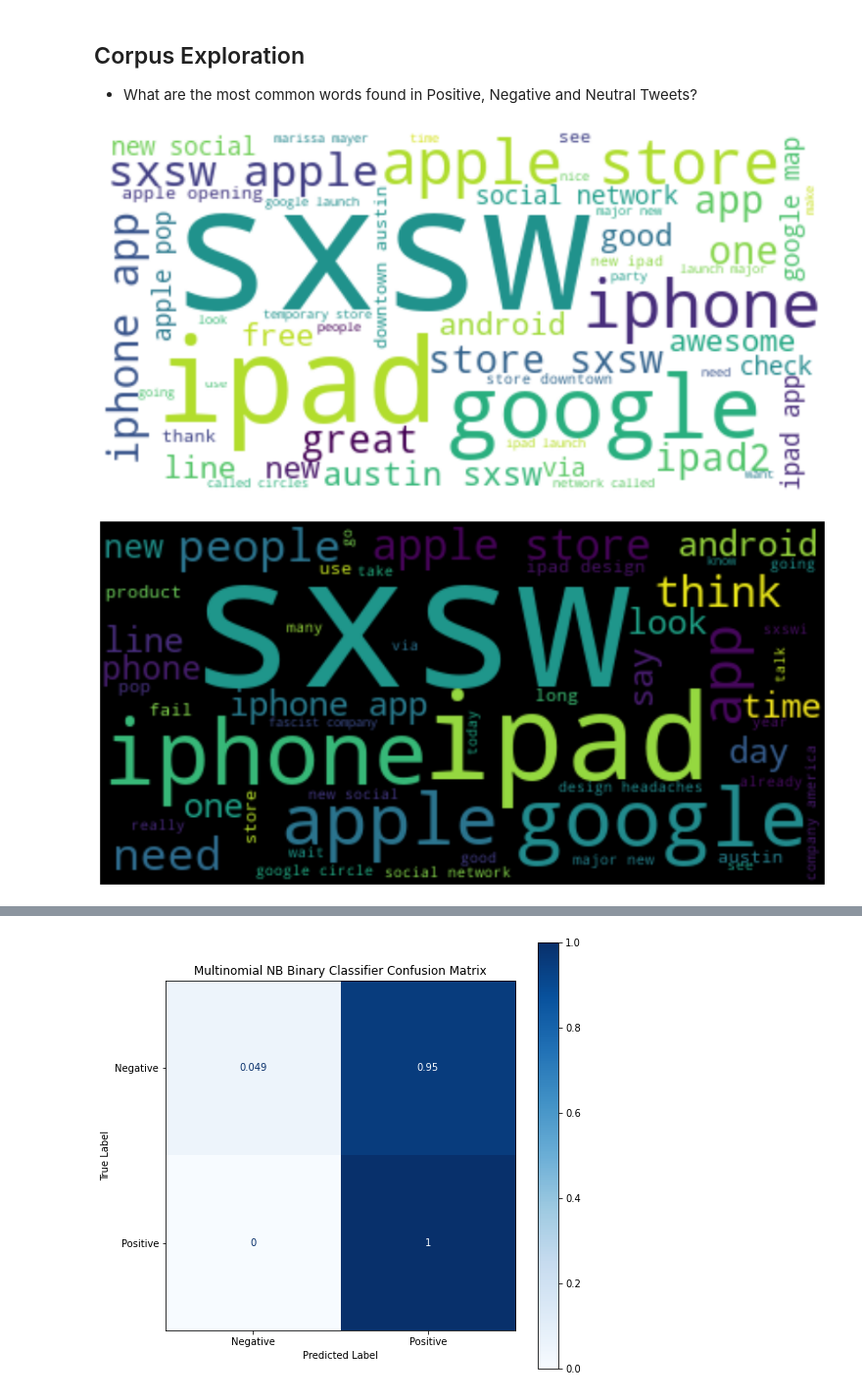
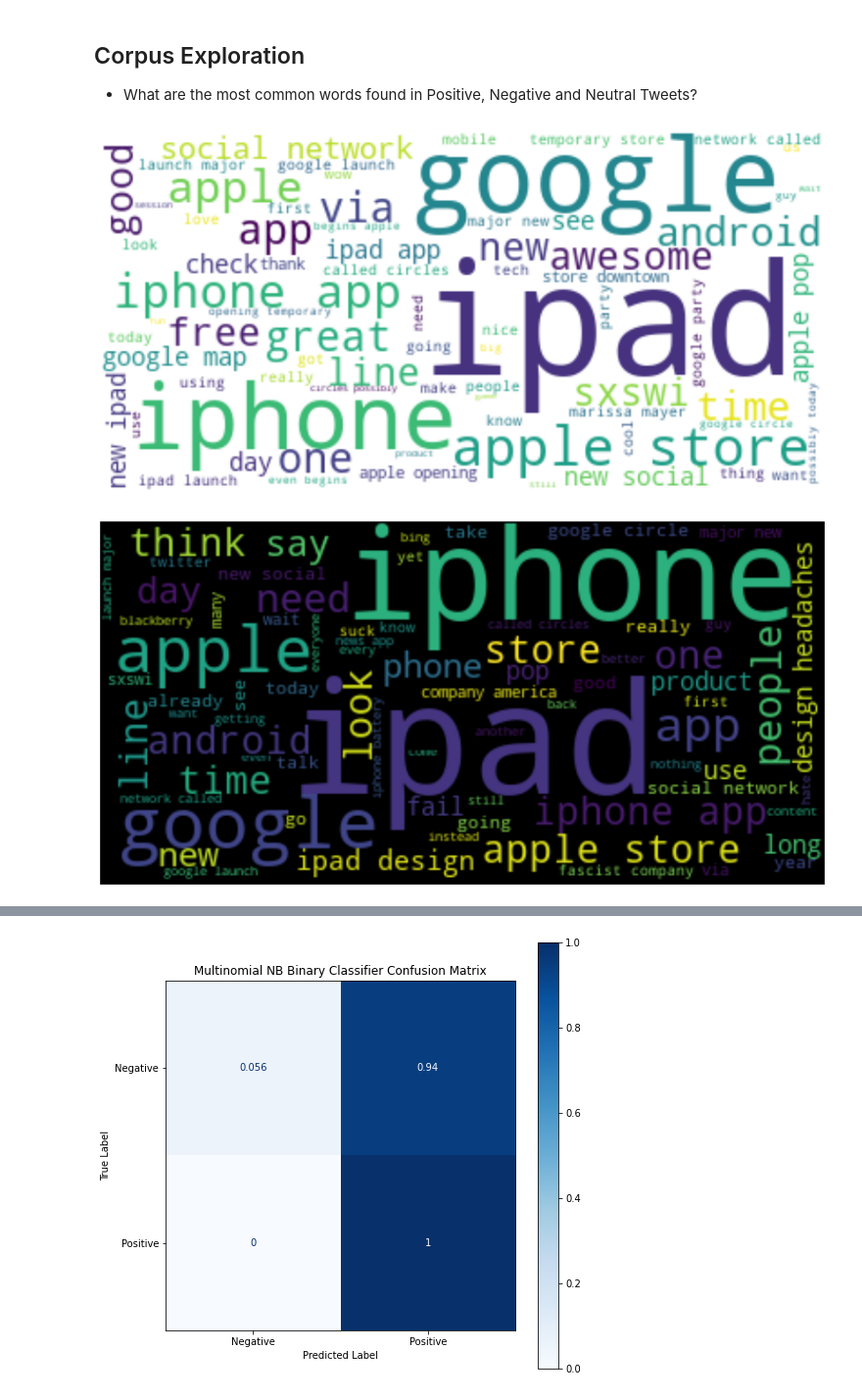
Before and after one commit to lspope/dsc-phase-4-project, a Jupyter notebook: notebooks/modeling.ipynb, the cells around one changed output, grey strips where cells are left out. Shown at 98% size. Drawn from its saved outputs; the diff is of its cells as text; code cells hidden in the pictures.

Commit message:
more text processing

```diff
--- a/notebooks/modeling.ipynb
+++ b/notebooks/modeling.ipynb
@@ -30,13 +33,30 @@ import seaborn as sns
 np.random.seed(42)
 # %%
 #  Function Definitions
+lemmatizer = WordNetLemmatizer()
 
 def get_eng_stopwords_list():
     # Get English stopwords, punctuation, and 'empty text' signifiers (like empty quotes and ...)
     return stopwords.words('english')  + list(string.punctuation) + ["''", '""', '...', '``']
 
 def get_social_media_stopwords_list():
-    return stopwords.words('english') + ['rt', 'link', '&'] + list(string.punctuation) + ["''", '""', '..', '...', '``']
+    return stopwords.words('english') + ['rt', 'link','&', 'SXSW', 'sxsw', 'austin'] + list(string.punctuation) + ["''", '""', '..', '...', '``']
+
+
+def clean_tweet(tweet):
+    # remove hashtags - only removing the hash # sign from the word
+    tweet = re.sub(r'#', '', tweet)
+
+    # remove hyperlinks
+    # to remove links that start with HTTP/HTTPS in the tweet
+    tweet = re.sub(r'https?:\/\/(www\.)?[-a-zA-Z0–9@:%._\+~#=]{2,256}\.[a-z]{2,6}\b([-a-zA-Z0–9@:%_\+.~#?&//=]*)', '', tweet, flags=re.MULTILINE)
+     # to remove other url links
+    tweet = re.sub(r'[-a-zA-Z0–9@:%._\+~#=]{2,256}\.[a-z]{2,6}\b([-a-zA-Z0–9@:%_\+.~#?&//=]*)', '', tweet, flags=re.MULTILINE)
+
+    # lemmatize
+    lem_word = lemmatizer.lemmatize(tweet)
+    return tweet
+
 
 def tokenize_tweet(tweet):
     tweet_tokenizer = TweetTokenizer(preserve_case=False, strip_handles=True, reduce_len=True)
@@ -44,15 +64,16 @@ def tokenize_tweet(tweet):
     #TODO: any stemming you might want to do
     return tokens
 
+
 def process_tweet_text_encode_to_ascii(tweet, stopwords_list):
     #tokenize, lowercase each token, remove stopwords
     stopwords_removed = ''
+    tweet = clean_tweet(tweet)
     tweet_tokenizer = TweetTokenizer(preserve_case=False, strip_handles=True, reduce_len=True)
     try:
         tweet_encode = tweet.encode("ascii", "ignore")
         tweet_decode = tweet_encode.decode()
         tokens = tweet_tokenizer.tokenize(tweet_decode)
-        #print(tokens)
         stopwords_removed = [token for token in tokens if token not in stopwords_list]
     except:
         print('Could not encode/decode ', tweet )
@@ -147,15 +192,15 @@ for tweet in neutral_tweets['tweet_text'].to_list():
 # %%
 # Postive Tweets top 50 words
 positive_text = ' '.join(word for word in positive_tweet_words)
-plot_word_cloud(positive_text, 50, get_social_media_stopwords_list(), 'white')
+plot_word_cloud(positive_text, 75, get_social_media_stopwords_list(), 'white')
 # %% [output]
-[figure, old version]
+[figure, new version]
 # %%
 # Negative Tweets top 50 words
 negative_text = ' '.join(word for word in negative_tweet_words)
-plot_word_cloud(negative_text, 50, get_social_media_stopwords_list())
+plot_word_cloud(negative_text, 75, get_social_media_stopwords_list())
 # %% [output]
-[figure, old version]
+[figure, new version]
 # %%
 # Neutral Tweets top 50 words
 neutral_text = ' '.join(word for word in neutral_tweet_words)
```
Also changed, not shown: parts of 18 cells of this notebook.
